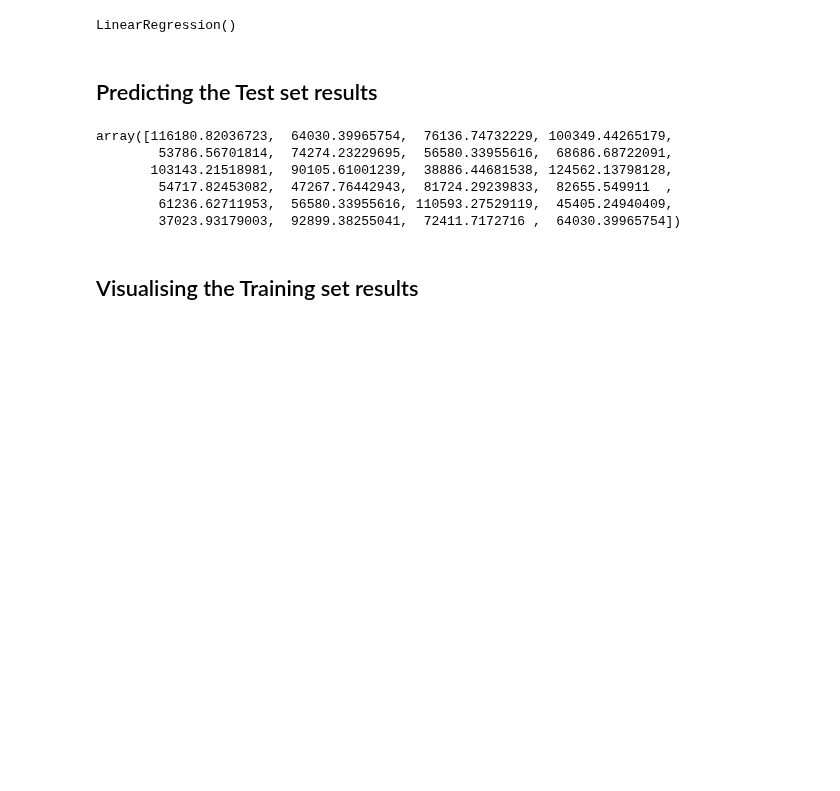
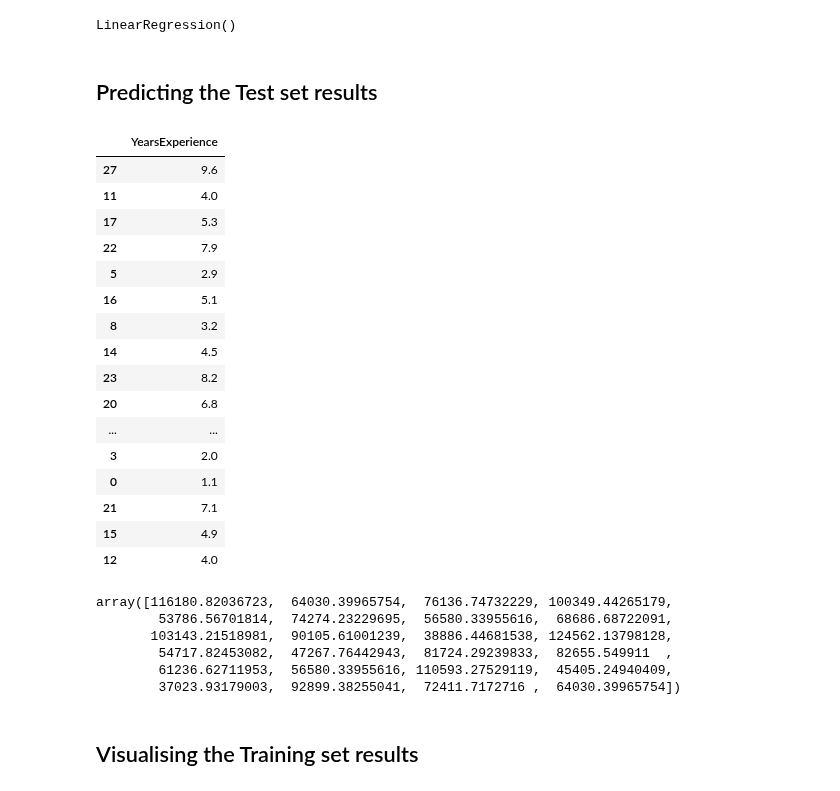
Before and after one commit to Ahmed786687/Python_Machine_Learning, a Jupyter notebook: Simple Linear Regression/simple_linear_regression.ipynb, the cells around one changed output. Saved outputs shown, nothing was run; the diff lists cells and outputs as text; code cells hidden in the pictures; blank space fills up the shorter version.

```diff
--- a/Simple Linear Regression/simple_linear_regression.ipynb
+++ b/Simple Linear Regression/simple_linear_regression.ipynb
@@ -110,6 +110,26 @@ regressor.fit(x_axis_train, y_axis_train)
 LinearRegression()
 # %% [markdown]
 ## Predicting the Test set results
+# %%
+x_axis_train
+# %% [output]
+|  | YearsExperience |
+| 27 | 9.6 |
+| 11 | 4.0 |
+| 17 | 5.3 |
+| 22 | 7.9 |
+| 5 | 2.9 |
+| 16 | 5.1 |
+| 8 | 3.2 |
+| 14 | 4.5 |
+| 23 | 8.2 |
+| 20 | 6.8 |
+| ... | ... |
+| 3 | 2.0 |
+| 0 | 1.1 |
+| 21 | 7.1 |
+| 15 | 4.9 |
+| 12 | 4.0 |
 # %%
 predictedSalary = regressor.predict(x_axis_train)
 # %%
```
Also changed, not shown: 8 other files.
